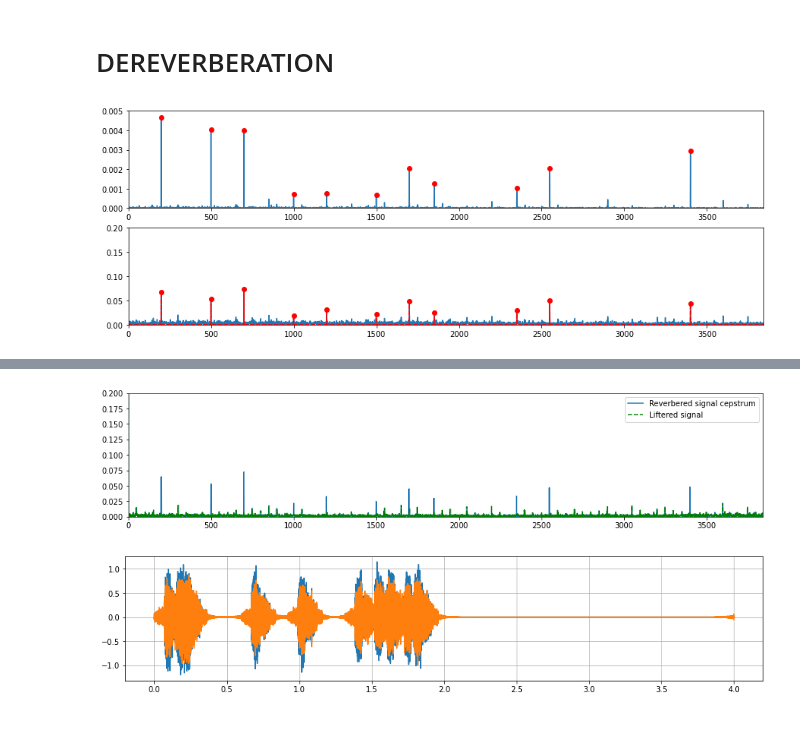
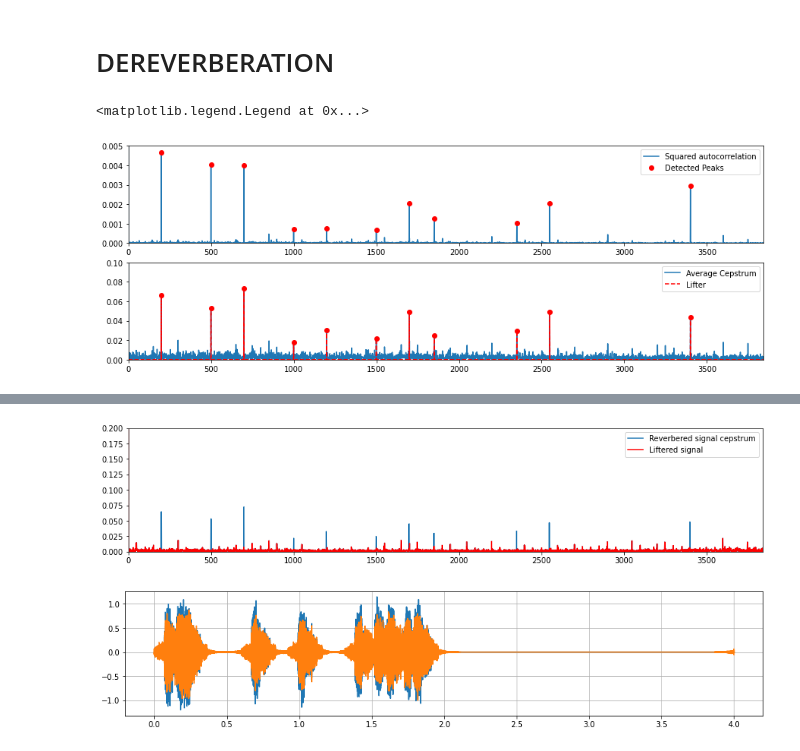
Before and after one commit to PaoloSani/SASP-Project, a Jupyter notebook: simplified_reverberation.ipynb, the cells around one changed output, grey strips where cells are left out. Cells and saved outputs as stored; diff of their text form; code cells hidden in the pictures.

```diff
--- a/simplified_reverberation.ipynb
+++ b/simplified_reverberation.ipynb
@@ -176,36 +176,38 @@ plt.subplot(3,1,1)
 plt.plot(abs(autocorr_squared))
 plt.plot(quefrency[peaks],abs(autocorr_squared[peaks]),'ro');
 plt.axis([0,L/50,0,0.005])
+plt.legend(["Squared autocorrelation","Detected Peaks"])
 
 plt.subplot(3,1,2)
 plt.plot(quefrency,abs(avg_cepstrum));
+plt.plot(quefrency, abs(lifter),'r--');
 plt.plot(quefrency[peaks],abs(avg_cepstrum[peaks]),'ro');
-plt.plot(quefrency, abs(lifter),'r--');
-plt.axis([0,L/50,0,0.2]);
+plt.axis([0,L/50,0,0.1]);
+plt.legend(["Average Cepstrum","Lifter"])
 # %% [output]
+<matplotlib.legend.Legend at 0x...>
-[figure, old version]
+[figure, new version]
 # %%
 # LIFTERING
 reverbered_signal_cepstrum = np.fft.ifft(np.log10(np.fft.fft(reverbered_signal)))
 liftered_cepstrum = reverbered_signal_cepstrum - lifter # They must have same length
 
 plt.figure(5,(15,3))
 plt.plot(abs(reverbered_signal_cepstrum));
-plt.plot(abs(liftered_cepstrum),'g--');
+plt.plot(abs(liftered_cepstrum),'r');
 plt.legend(["Reverbered signal cepstrum","Liftered signal"]);
 plt.axis([0,L/50,0,0.2]);
 
 # BACK TO TIME DOMAIN
 dereverbered_signal = np.fft.ifft(np.power(10,np.fft.fft(liftered_cepstrum)))
 
 plt.figure(6,(15,3))
 plt.plot(time,reverbered_signal)
-
 plt.plot(time,np.real(dereverbered_signal))
 plt.grid('minor')
 
 ipd.display(ipd.Audio(np.real(dereverbered_signal), rate=Fs))
 # %% [output]
 [interactive output not drawn]
-[figure, old version]
+[figure, new version]
 [figure]
```
